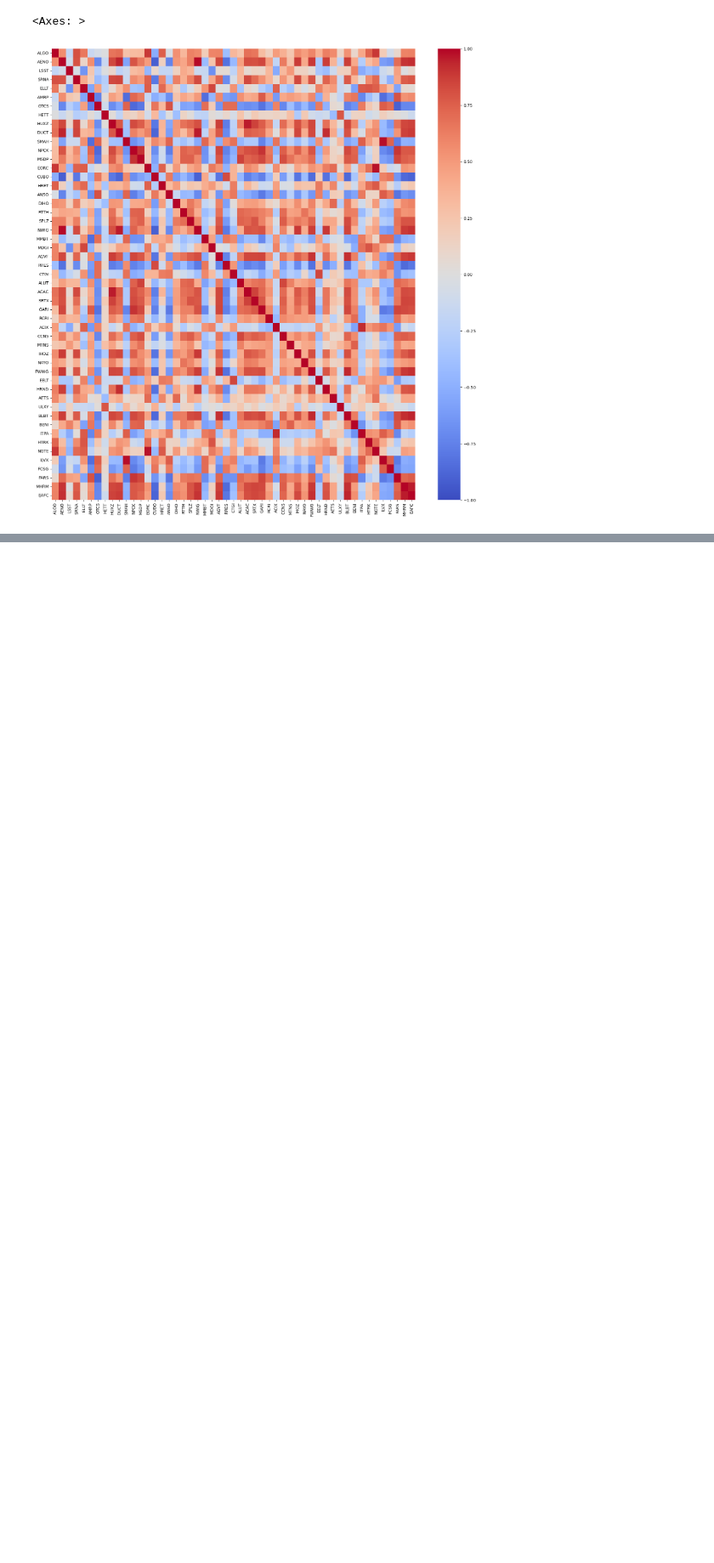
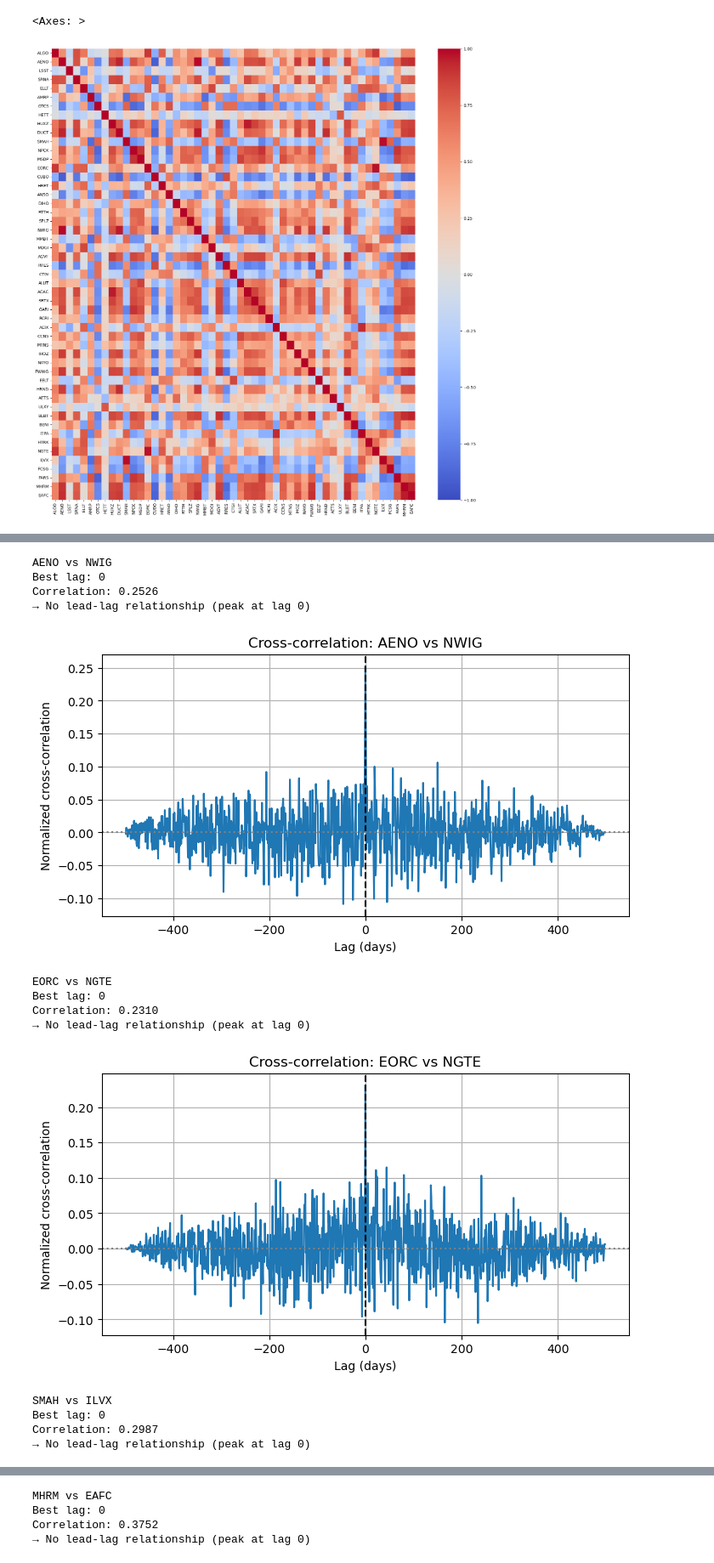
Before and after one commit to kneilkumar/SNK-Algothon, a Jupyter notebook: SIG ALGOTHON 2026/EDAS/Algothon EDA notebook.ipynb, the cells around one changed output, grey strips where cells are left out. Shown at 85% size. Cells and saved outputs as stored; diff of their text form; code cells hidden in the pictures; blank space fills up the shorter version.

```diff
--- a/SIG ALGOTHON 2026/EDAS/Algothon EDA notebook.ipynb
+++ b/SIG ALGOTHON 2026/EDAS/Algothon EDA notebook.ipynb
@@ -187,0 +200,67 @@ sns.heatmap(dcorr_df_square, cmap='viridis', square=True)
+# %%
+import numpy as np
+import pandas as pd
+import matplotlib.pyplot as plt
+from scipy import signal
+
+prices = pd.read_csv("prices.csv")
+
+candidate_pairs = [
+    ("AENO", "NWIG"),
+    ("EORC", "NGTE"),
+    ("SMAH", "ILVX"),
+    ("MHRM", "EAFC"),
+]
+
+for a, b in candidate_pairs:
+    # Use returns rather than prices
+    x = prices[a].pct_change().dropna().to_numpy()
+    y = prices[b].pct_change().dropna().to_numpy()
+
+    # Remove the mean
+    x = x - np.mean(x)
+    y = y - np.mean(y)
+
+    # Compute normalized cross-correlation
+    corr = signal.correlate(x, y, mode="full")
+    lags = signal.correlation_lags(len(x), len(y), mode="full")
+    corr = corr / (len(x) * np.std(x) * np.std(y))
+
+    # Find the strongest correlation (positive or negative)
+    idx = np.argmax(np.abs(corr))
+
+    print(f"{a} vs {b}")
+    print(f"Best lag: {lags[idx]}")
+    print(f"Correlation: {corr[idx]:.4f}")
+
+    if lags[idx] > 0:
+        print(f"→ {b} leads {a} by {lags[idx]} days")
+    elif lags[idx] < 0:
+        print(f"→ {a} leads {b} by {-lags[idx]} days")
+    else:
+        print("→ No lead-lag relationship (peak at lag 0)")
+
+    plt.figure(figsize=(8, 4))
+    plt.plot(lags, corr)
+    plt.axvline(0, color="black", linestyle="--")
+    plt.axhline(0, color="grey", linestyle=":")
+    plt.title(f"Cross-correlation: {a} vs {b}")
+    plt.xlabel("Lag (days)")
+    plt.ylabel("Normalized cross-correlation")
+    plt.grid(True)
+    plt.show()
+# %% [output]
+AENO vs NWIG
+Best lag: 0
+Correlation: 0.2526
+→ No lead-lag relationship (peak at lag 0)
+[figure, added]
+EORC vs NGTE
+Best lag: 0
+Correlation: 0.2310
+→ No lead-lag relationship (peak at lag 0)
+[figure, added]
+SMAH vs ILVX
+Best lag: 0
+Correlation: 0.2987
+→ No lead-lag relationship (peak at lag 0)
@@ -187,0 +268,4 @@ sns.heatmap(dcorr_df_square, cmap='viridis', square=True)
+MHRM vs EAFC
+Best lag: 0
+Correlation: 0.3752
+→ No lead-lag relationship (peak at lag 0)
```
Also changed, not shown: parts of 6 cells of this notebook, 8 other files.
